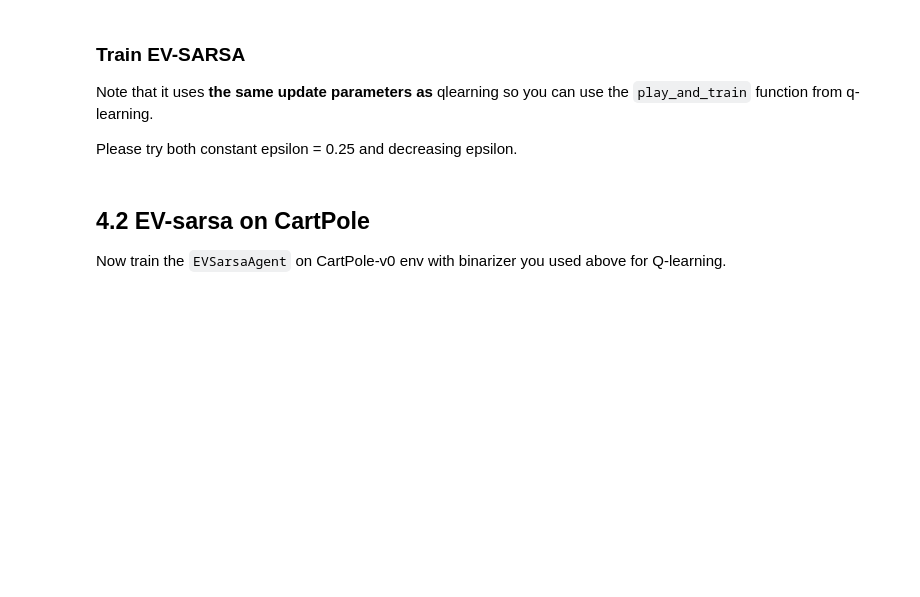
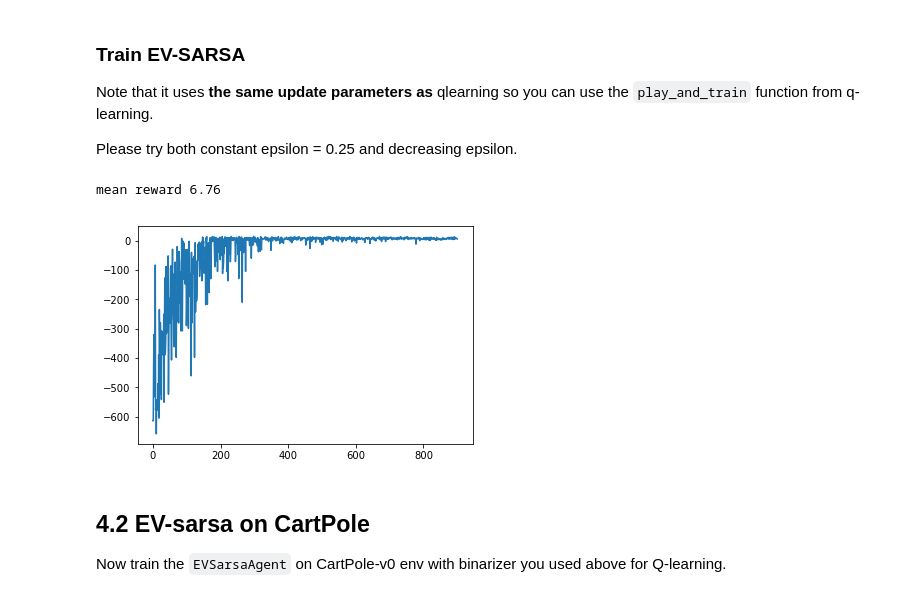
Before and after one commit to y2ee201/Practical_RL, a Jupyter notebook: week3/homework3.ipynb, the cells around one changed output. Saved outputs shown, nothing was run; the diff lists cells and outputs as text; code cells hidden in the pictures; blank space fills up the shorter version.

```diff
--- a/week3/homework3.ipynb
+++ b/week3/homework3.ipynb
@@ -172,6 +182,11 @@ class Binarizer(ObservationWrapper):
         #state = <round state to some amount digits.>
         #hint: you can do that with round(x,n_digits)
         #you will need to pick a different n_digits for each dimension
+        # print(state)
+        state[0] =  round(state[0], 2)
+        state[1] =  round(state[1], 0)
+        state[2] =  round(state[2], 2)
+        state[3] =  round(state[3], 0)
 
         return tuple(state)
 # %%
@@ -233,3 +279,16 @@ Please try both constant epsilon = 0.25 and decreasing epsilon.
+# %%
+rewards = []
+for i in range(1000):
+    rewards.append(play_and_train(env,agent))
+    agent.epsilon = agent.epsilon*0.99
+    if i %100 ==0:
+        clear_output(True)
+        print("mean reward",np.mean(rewards[-100:]))
+        plt.plot(rewards)
+        plt.show()
+# %% [output]
+mean reward 6.76
+[figure, added]
 # %% [markdown]
 ## 4.2 EV-sarsa on CartPole
 
```
Also changed, not shown: parts of 12 cells of this notebook, 1 other file.
